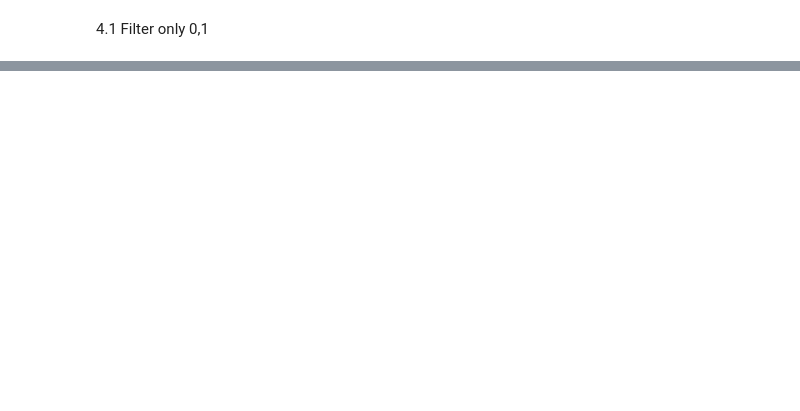
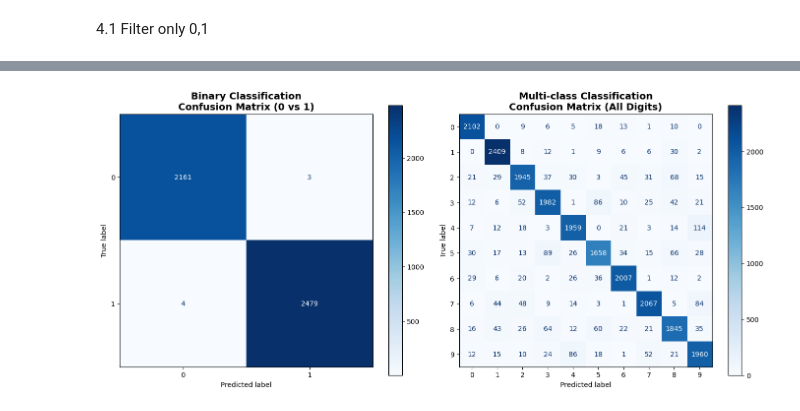
Before and after one commit to Youssef-Keshk/Assignment2-LogisticRegression-SoftmaxRegression-NeuralNets, a Jupyter notebook: notebooks/partA.ipynb, the cells around one changed output, grey strips where cells are left out. Cells and saved outputs as stored; diff of their text form; code cells hidden in the pictures; blank space fills up the shorter version.

```diff
--- a/notebooks/partA.ipynb
+++ b/notebooks/partA.ipynb
@@ -43,17 +182,19 @@ test_dataset = ConcatDataset([test_dataset_f, extra_test_dataset])
 # %%
-def filter_binary(dataset):
-    binary_data = []
-    binary_targets = []
+def prepare_multiclass(dataset):
+    data = []
     for x, y in dataset:
-        if y in [0, 1]:
-            binary_data.append(x)
-            binary_targets.append(torch.tensor(y, dtype=torch.float32))
-    return list(zip(binary_data, binary_targets))
+        data.append((x, y))
+    return data
 
-train_binary = filter_binary(train_dataset)
-val_binary = filter_binary(val_dataset)
-test_binary = filter_binary(test_dataset)
+train_multi = prepare_multiclass(train_dataset)
+val_multi = prepare_multiclass(val_dataset)
+test_multi = prepare_multiclass(test_dataset)
 
-train_loader = DataLoader(train_binary, batch_size=64, shuffle=True)
-val_loader   = DataLoader(val_binary, batch_size=64, shuffle=False)
-test_loader  = DataLoader(test_binary, batch_size=64, shuffle=False)
+train_loader_multi = DataLoader(train_multi, batch_size=64, shuffle=True)
+val_loader_multi = DataLoader(val_multi, batch_size=64, shuffle=False)
+test_loader_multi = DataLoader(test_multi, batch_size=64, shuffle=False)
+
+print(f"Multi-class dataset sizes:")
+print(f"  Train: {len(train_multi)}")
+print(f"  Val: {len(val_multi)}")
+print(f"  Test: {len(test_multi)}")
@@ -292,0 +447,17 @@ Final Validation Loss: 0.0153
+# %%
+fig, axes = plt.subplots(1, 2, figsize=(14, 6))
+cm_bin = confusion_matrix(test_labels_bin, test_preds_bin)
+disp_bin = ConfusionMatrixDisplay(confusion_matrix=cm_bin, display_labels=['0', '1'])
+disp_bin.plot(ax=axes[0], cmap='Blues', values_format='d')
+axes[0].set_title('Binary Classification\nConfusion Matrix (0 vs 1)', fontsize=14, fontweight='bold')
+cm_multi = confusion_matrix(test_labels_multi, test_preds_multi)
+disp_multi = ConfusionMatrixDisplay(confusion_matrix=cm_multi,
+                                   display_labels=[str(i) for i in range(10)])
+disp_multi.plot(ax=axes[1], cmap='Blues', values_format='d')
+axes[1].set_title('Multi-class Classification\nConfusion Matrix (All Digits)',
+                  fontsize=14, fontweight='bold')
+
+plt.tight_layout()
+plt.show()
+# %% [output]
+[figure, added]
```
Also changed, not shown: parts of 41 cells of this notebook.
